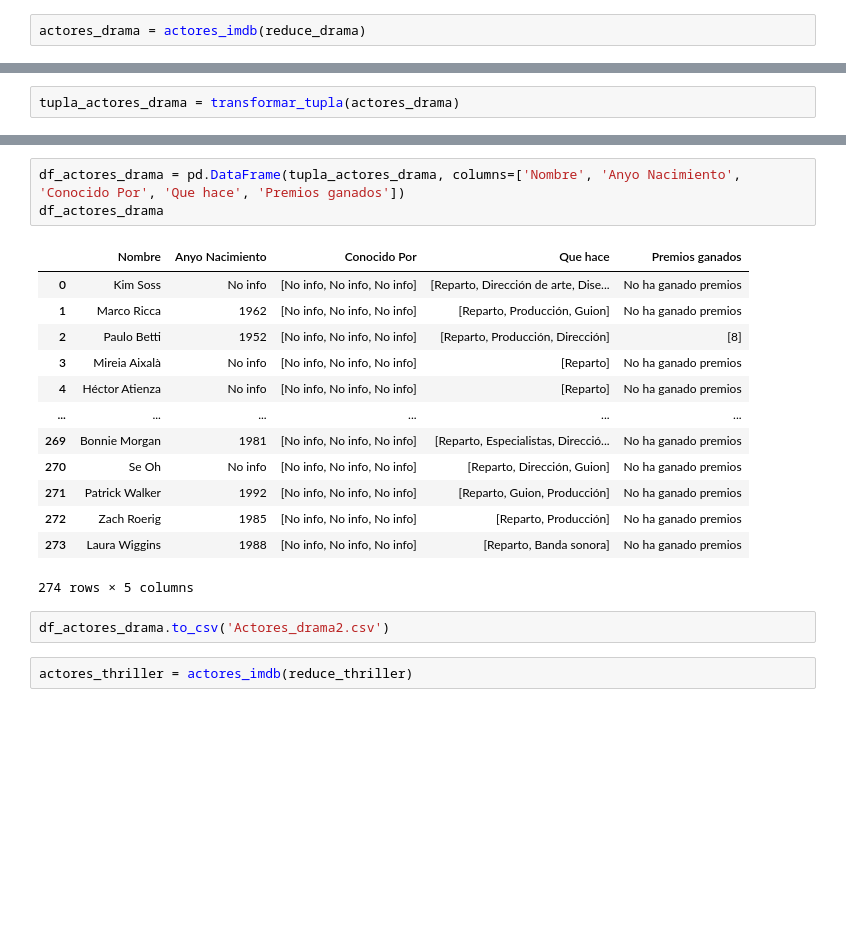
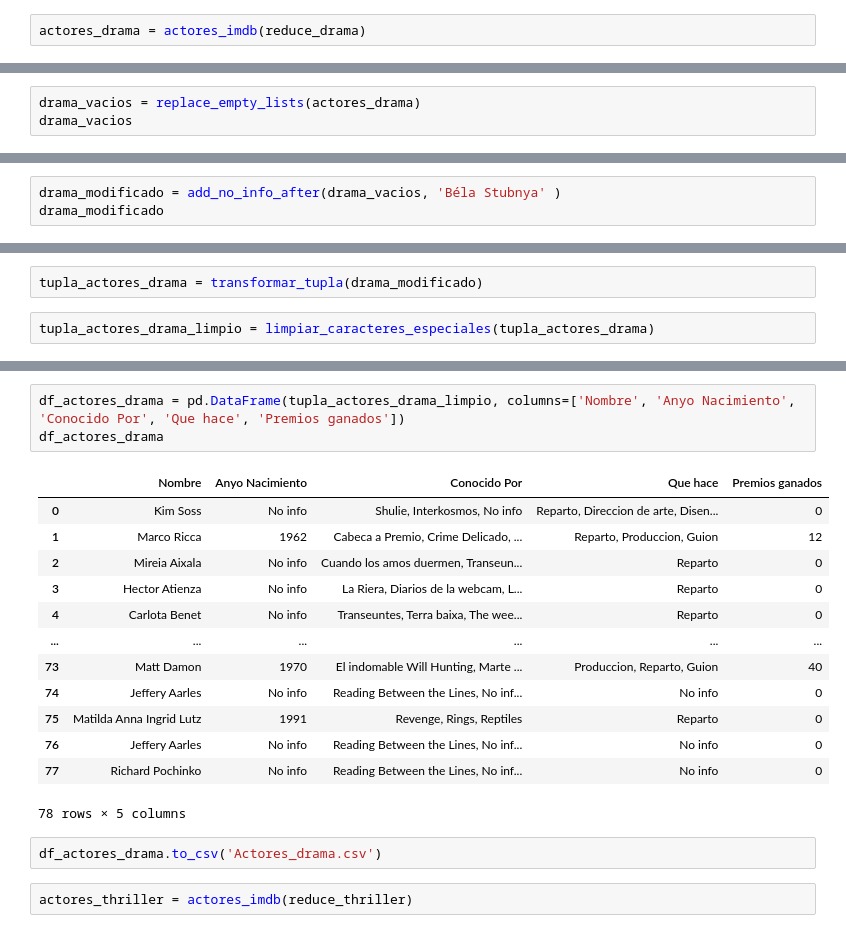
Before and after one commit to TaniaGraff/project-da-promo-angela-modulo-2, a Jupyter notebook: Fase 3.ipynb, the cells around one changed output, grey strips where cells are left out. Saved outputs shown, nothing was run; the diff lists cells and outputs as text; blank space fills up the shorter version.

```diff
--- a/Fase 3.ipynb
+++ b/Fase 3.ipynb
@@ -1673,0 +1787,3 @@ actores_drama
+# %%
+drama_vacios = replace_empty_lists(actores_drama)
+drama_vacios
@@ -1673,0 +1814,3 @@ actores_drama
+# %%
+drama_modificado = add_no_info_after(drama_vacios, 'Béla Stubnya' )
+drama_modificado
@@ -1674,2 +1835,4 @@ actores_drama
 # %%
-tupla_actores_drama = transformar_tupla(actores_drama)
+tupla_actores_drama = transformar_tupla(drama_modificado)
+# %%
+tupla_actores_drama_limpio = limpiar_caracteres_especiales(tupla_actores_drama)
@@ -1676,22 +1859,22 @@ tupla_actores_drama = transformar_tupla(actores_drama)
 # %%
-df_actores_drama = pd.DataFrame(tupla_actores_drama, columns=['Nombre', 'Anyo Nacimiento', 'Conocido Por', 'Que hace', 'Premios ganados'])
+df_actores_drama = pd.DataFrame(tupla_actores_drama_limpio, columns=['Nombre', 'Anyo Nacimiento', 'Conocido Por', 'Que hace', 'Premios ganados'])
 df_actores_drama
 # %% [output]
 |  | Nombre | Anyo Nacimiento | Conocido Por | Que hace | Premios ganados |
-| 0 | Kim Soss | No info | [No info, No info, No info] | [Reparto, Dirección de arte, Dise... | No ha ganado premios |
-| 1 | Marco Ricca | 1962 | [No info, No info, No info] | [Reparto, Producción, Guion] | No ha ganado premios |
-| 2 | Paulo Betti | 1952 | [No info, No info, No info] | [Reparto, Producción, Dirección] | [8] |
-| 3 | Mireia Aixalà | No info | [No info, No info, No info] | [Reparto] | No ha ganado premios |
-| 4 | Héctor Atienza | No info | [No info, No info, No info] | [Reparto] | No ha ganado premios |
+| 0 | Kim Soss | No info | Shulie, Interkosmos, No info | Reparto, Direccion de arte, Disen... | 0 |
+| 1 | Marco Ricca | 1962 | Cabeca a Premio, Crime Delicado, ... | Reparto, Produccion, Guion | 12 |
+| 2 | Mireia Aixala | No info | Cuando los amos duermen, Transeun... | Reparto | 0 |
+| 3 | Hector Atienza | No info | La Riera, Diarios de la webcam, L... | Reparto | 0 |
+| 4 | Carlota Benet | No info | Transeuntes, Terra baixa, The wee... | Reparto | 0 |
 | ... | ... | ... | ... | ... | ... |
-| 269 | Bonnie Morgan | 1981 | [No info, No info, No info] | [Reparto, Especialistas, Direcció... | No ha ganado premios |
-| 270 | Se Oh | No info | [No info, No info, No info] | [Reparto, Dirección, Guion] | No ha ganado premios |
-| 271 | Patrick Walker | 1992 | [No info, No info, No info] | [Reparto, Guion, Producción] | No ha ganado premios |
-| 272 | Zach Roerig | 1985 | [No info, No info, No info] | [Reparto, Producción] | No ha ganado premios |
-| 273 | Laura Wiggins | 1988 | [No info, No info, No info] | [Reparto, Banda sonora] | No ha ganado premios |
+| 73 | Matt Damon | 1970 | El indomable Will Hunting, Marte ... | Produccion, Reparto, Guion | 40 |
+| 74 | Jeffery Aarles | No info | Reading Between the Lines, No inf... | No info | 0 |
+| 75 | Matilda Anna Ingrid Lutz | 1991 | Revenge, Rings, Reptiles | Reparto | 0 |
+| 76 | Jeffery Aarles | No info | Reading Between the Lines, No inf... | No info | 0 |
+| 77 | Richard Pochinko | No info | Reading Between the Lines, No inf... | No info | 0 |
-274 rows × 5 columns
+78 rows × 5 columns
 # %%
-df_actores_drama.to_csv('Actores_drama2.csv')
+df_actores_drama.to_csv('Actores_drama.csv')
 # %%
 actores_thriller = actores_imdb(reduce_thriller)
 # %%
```
Also changed, not shown: parts of 37 cells of this notebook, 7 other files.
